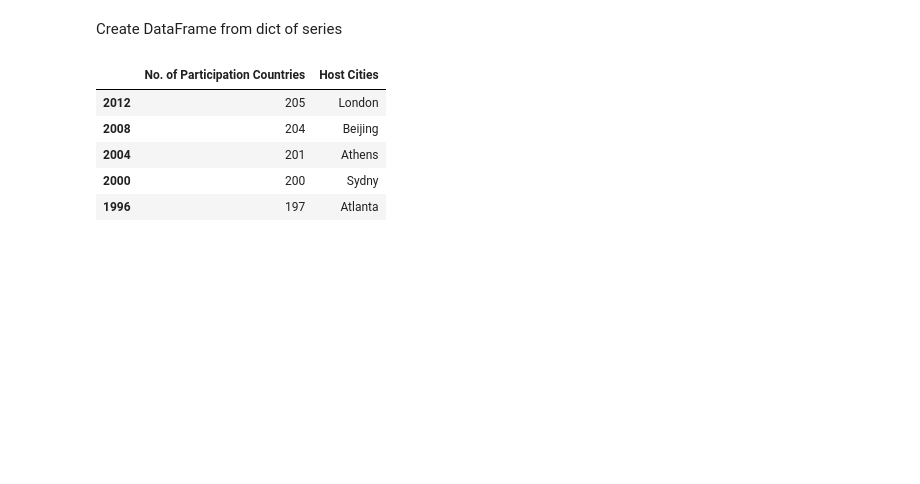
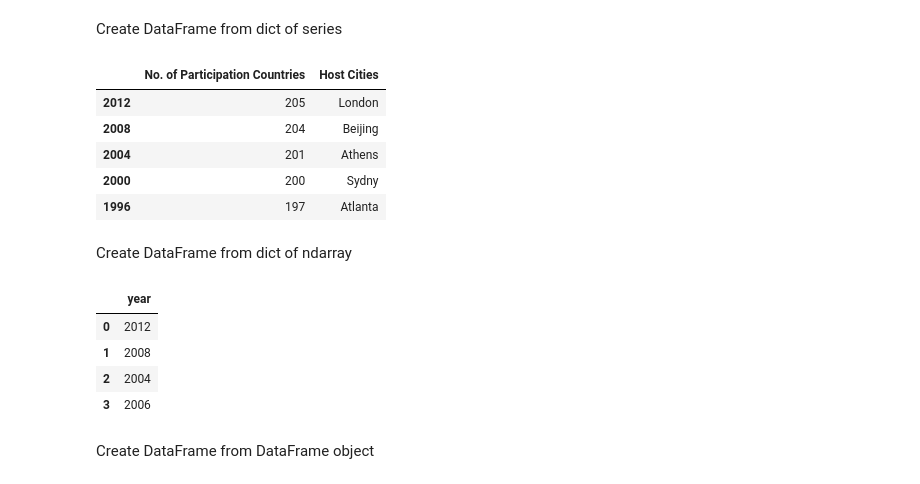
Before and after one commit to sabbir179/test2, a Jupyter notebook: pd_practice8.ipynb, the cells around one changed output. Drawn from its saved outputs; the diff is of its cells as text; code cells hidden in the pictures; blank space fills up the shorter version.

Commit message:
Create DataFrame from DataFrame object

```diff
--- a/pd_practice8.ipynb
+++ b/pd_practice8.ipynb
@@ -92,3 +92,20 @@ df_olympic_series
 | 2004 | 201 | Athens |
 | 2000 | 200 | Sydny |
 | 1996 | 197 | Atlanta |
+# %% [markdown]
+Create DataFrame from dict of ndarray
+# %%
+np_array = np.array([2012,2008,2004,2006])
+dict_ndarray = {'year':np_array}
+# %%
+df_ndarray = pd.DataFrame(dict_ndarray)
+# %%
+df_ndarray
+# %% [output]
+|  | year |
+| 0 | 2012 |
+| 1 | 2008 |
+| 2 | 2004 |
+| 3 | 2006 |
+# %% [markdown]
+Create DataFrame from DataFrame object
```
Also changed, not shown: parts of 2 cells of this notebook.
